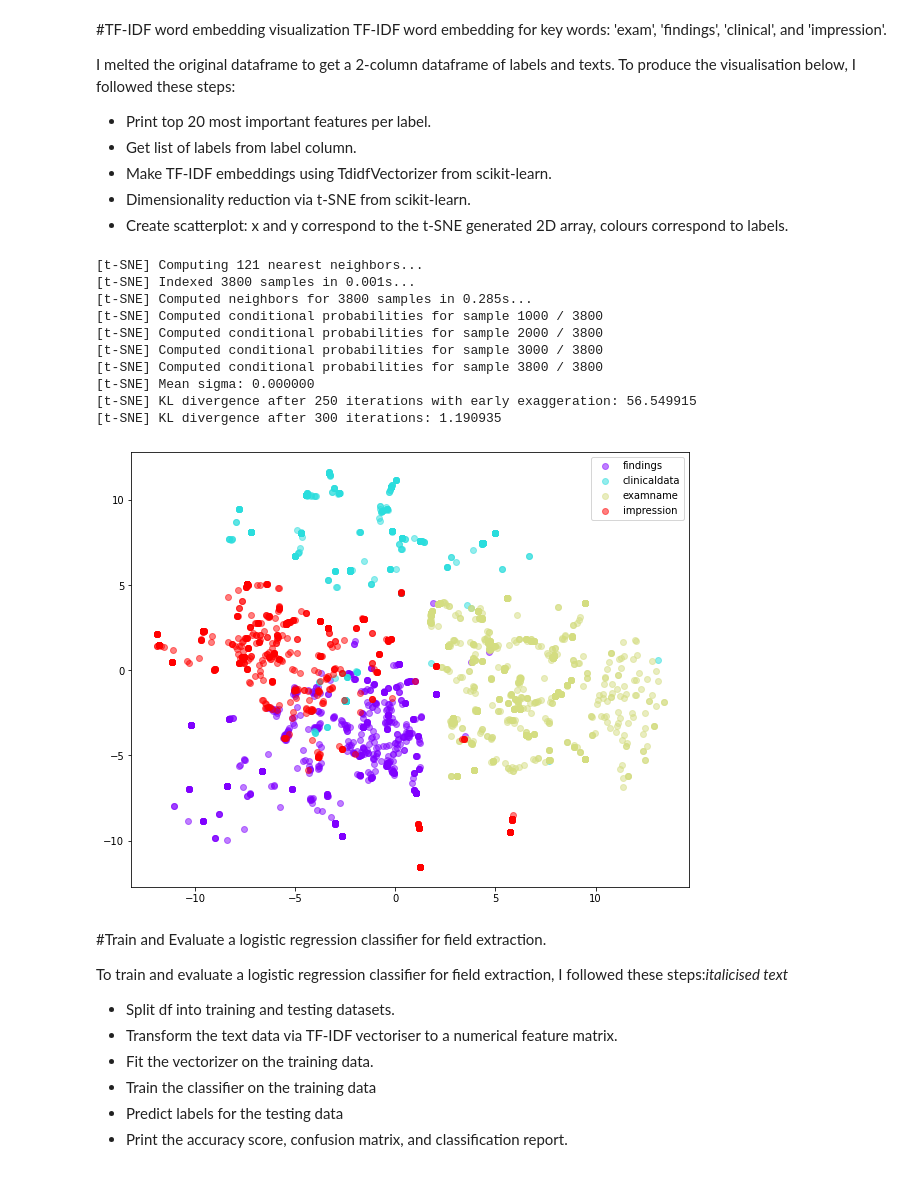
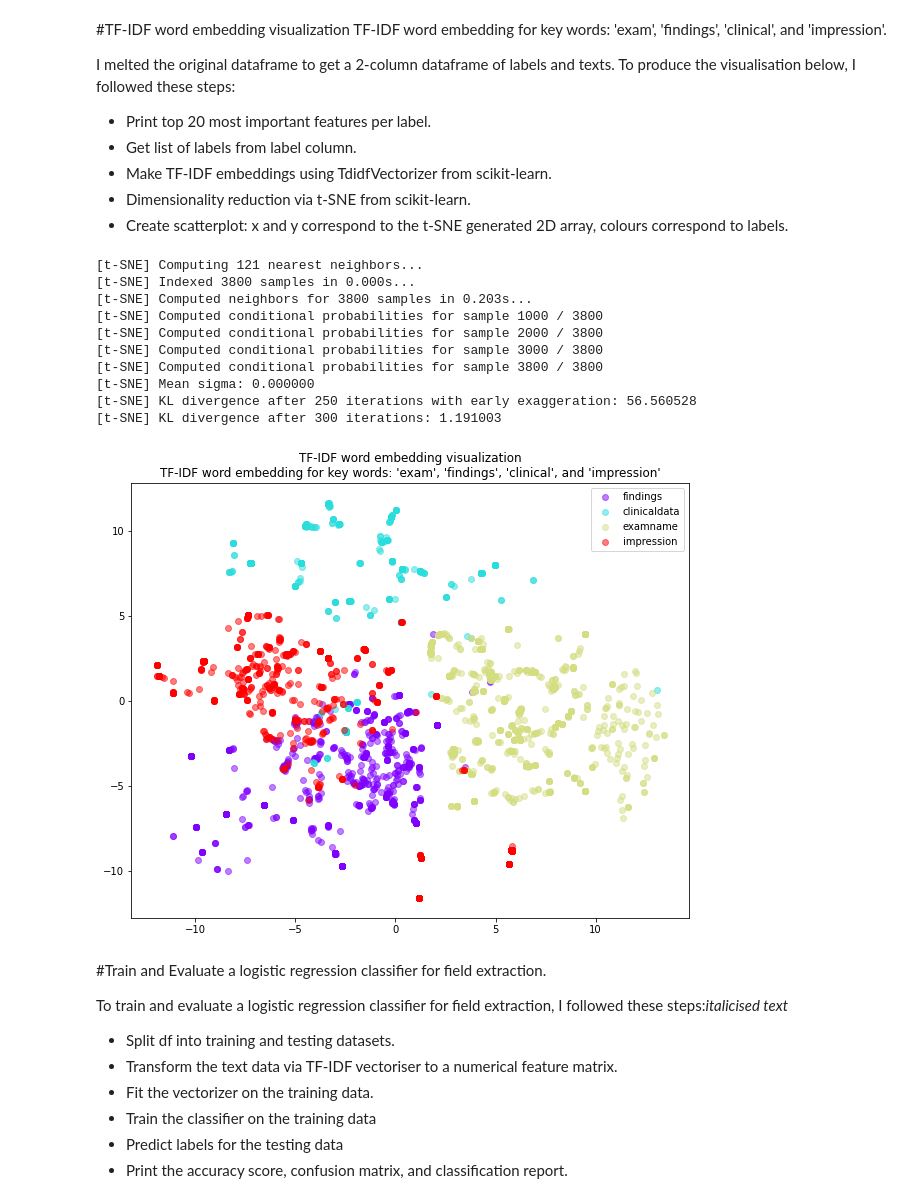
Before and after one commit to isabelklint/final_oa, a Jupyter notebook: final_oa.ipynb, the cells around one changed output. Saved outputs shown, nothing was run; the diff lists cells and outputs as text; code cells hidden in the pictures.

```diff
--- a/final_oa.ipynb
+++ b/final_oa.ipynb
@@ -784,38 +778,39 @@ To produce the visualisation below, I followed these steps:
 # create a list of unique labels
 labels = df_melted['label'].unique()
 
 # generate tf-idf embeddings
 vectorizer = TfidfVectorizer(max_features=100)
 tfidf_matrix = vectorizer.fit_transform(df_melted['text'])
 
 # train a logistic regression model
 lr = LogisticRegression()
 lr.fit(tfidf_matrix, df_melted['label'])
 
 # apply t-SNE for dimensionality reduction
 tsne = TSNE(n_components=2, verbose=1, perplexity=40, n_iter=300)
 tsne_results = tsne.fit_transform(tfidf_matrix.toarray())
 
 # create a scatter plot with color coded sections
 plt.figure(figsize=(10, 8))
 for i, label in enumerate(labels):
     color = plt.cm.rainbow(np.linspace(0, 1, len(labels)))[i]
     indices = df_melted['label'] == label
     plt.scatter(tsne_results[indices, 0], tsne_results[indices, 1], c=color, label=label, alpha=0.5)
+plt.title('TF-IDF word embedding visualization\nTF-IDF word embedding for key words: \'exam\', \'findings\', \'clinical\', and \'impression\'')
 plt.legend()
 plt.show()
 # %% [output]
 [t-SNE] Computing 121 nearest neighbors...
-[t-SNE] Indexed 3800 samples in 0.001s...
-[t-SNE] Computed neighbors for 3800 samples in 0.285s...
+[t-SNE] Indexed 3800 samples in 0.000s...
+[t-SNE] Computed neighbors for 3800 samples in 0.203s...
 [t-SNE] Computed conditional probabilities for sample 1000 / 3800
 [t-SNE] Computed conditional probabilities for sample 2000 / 3800
 [t-SNE] Computed conditional probabilities for sample 3000 / 3800
 [t-SNE] Computed conditional probabilities for sample 3800 / 3800
 [t-SNE] Mean sigma: 0.000000
-[t-SNE] KL divergence after 250 iterations with early exaggeration: 56.549915
-[t-SNE] KL divergence after 300 iterations: 1.190935
+[t-SNE] KL divergence after 250 iterations with early exaggeration: 56.560528
+[t-SNE] KL divergence after 300 iterations: 1.191003
-[figure, old version]
+[figure, new version]
 # %% [markdown]
 #<font color="D41159">Train and Evaluate a logistic regression classifier for field extraction.
 
```
Also changed, not shown: parts of 13 cells of this notebook.
